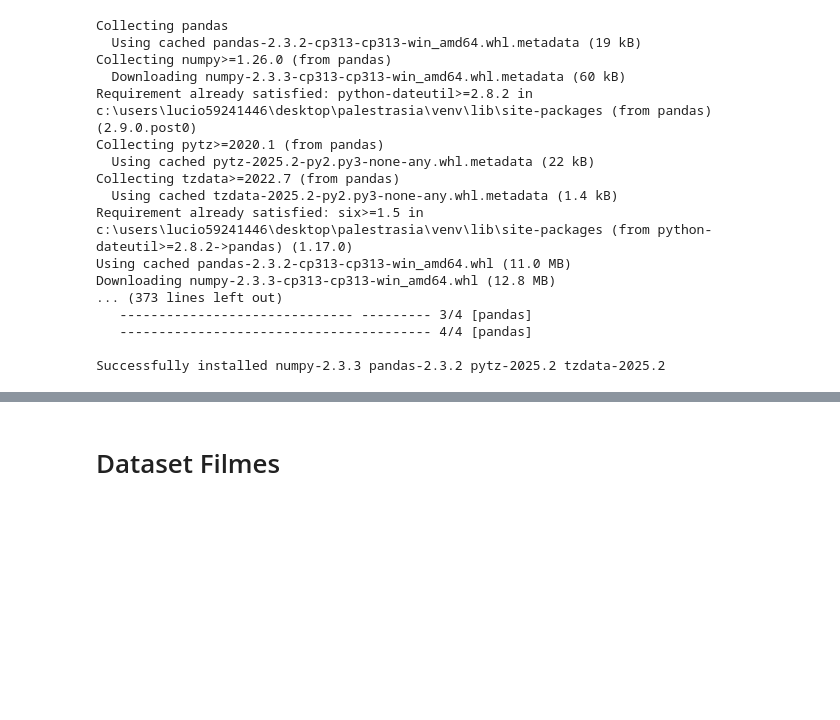
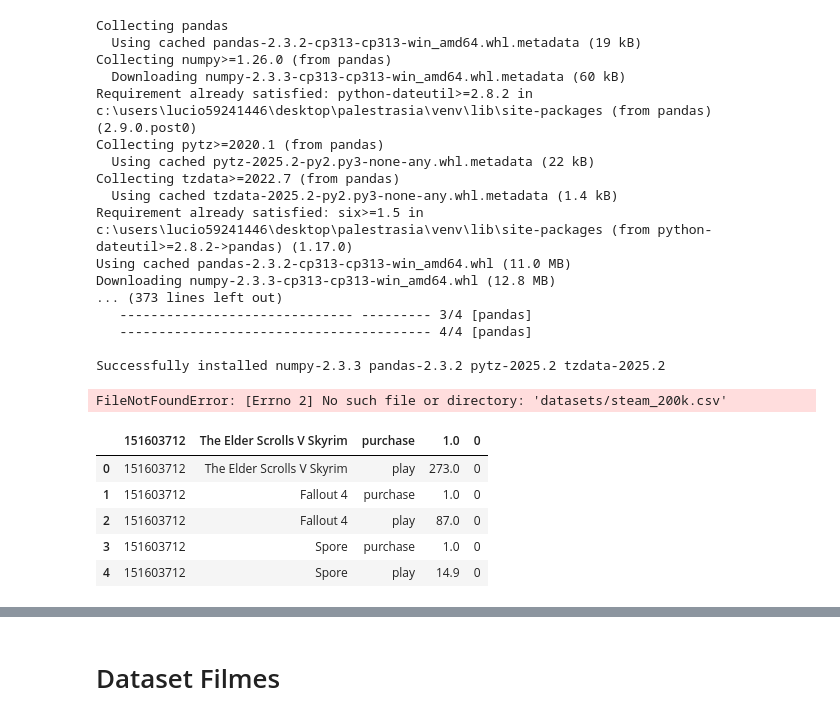
Before and after one commit to lucioamarante/inteligencia_artificial, a Jupyter notebook: palestra1.ipynb, the cells around one changed output, grey strips where cells are left out. Drawn from its saved outputs; the diff is of its cells as text; code cells hidden in the pictures; blank space fills up the shorter version.

```diff
--- a/palestra1.ipynb
+++ b/palestra1.ipynb
@@ -69,0 +73,5 @@ Successfully installed numpy-2.3.3 pandas-2.3.2 pytz-2025.2 tzdata-2025.2
+# %%
+# Dataframe
+df = pd.read_csv ('datasets/steam_200k.csv')
+# %% [output]
+FileNotFoundError: [Errno 2] No such file or directory: 'datasets/steam_200k.csv'
@@ -69,0 +81,12 @@ Successfully installed numpy-2.3.3 pandas-2.3.2 pytz-2025.2 tzdata-2025.2
+# %%
+# Dataframe
+df_jogos = pd.read_csv ('datasets/steam-200k.csv')
+# %%
+df_jogos.head ()
+# %% [output]
+|  | 151603712 | The Elder Scrolls V Skyrim | purchase | 1.0 | 0 |
+| 0 | 151603712 | The Elder Scrolls V Skyrim | play | 273.0 | 0 |
+| 1 | 151603712 | Fallout 4 | purchase | 1.0 | 0 |
+| 2 | 151603712 | Fallout 4 | play | 87.0 | 0 |
+| 3 | 151603712 | Spore | purchase | 1.0 | 0 |
+| 4 | 151603712 | Spore | play | 14.9 | 0 |
```
Also changed, not shown: parts of 9 cells of this notebook, 2 other files.
